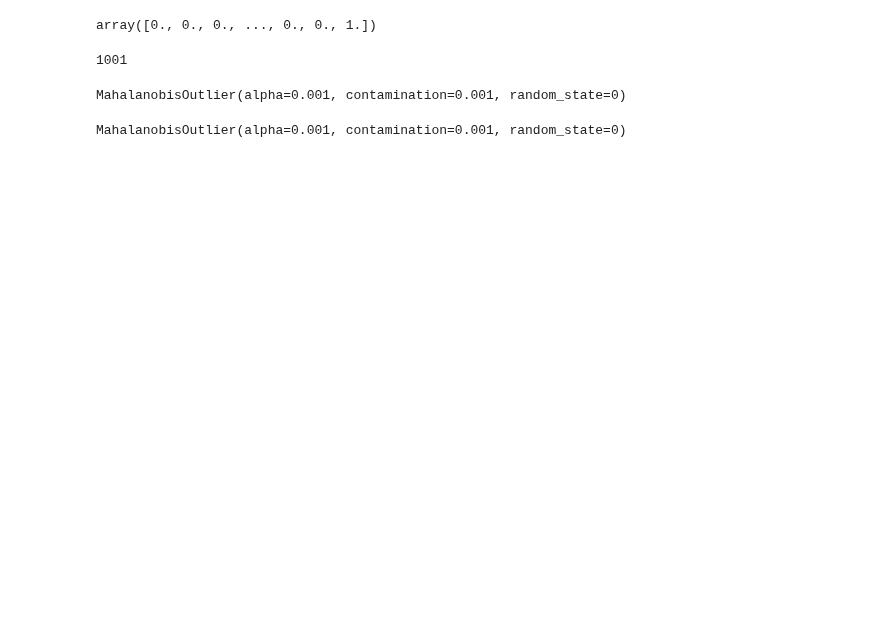
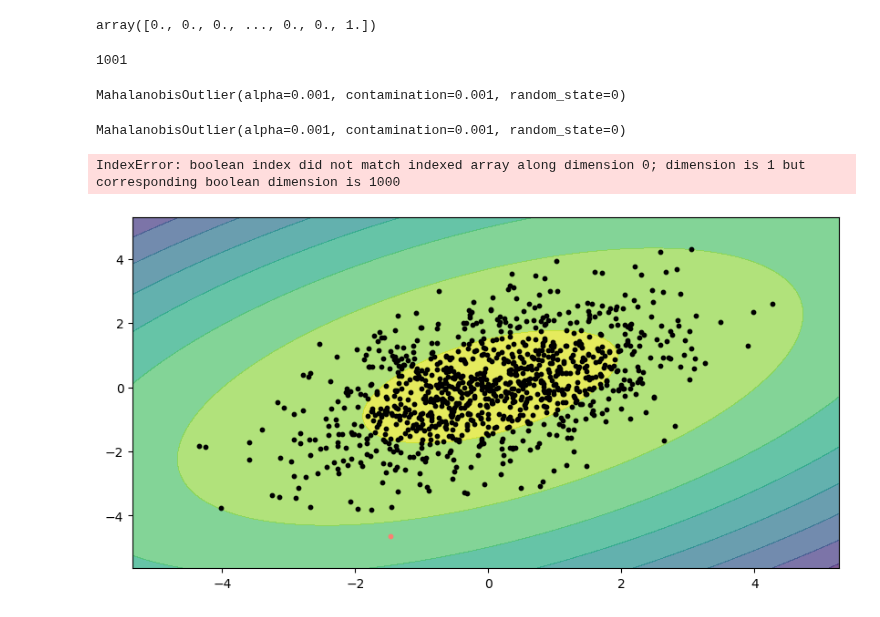
Before and after one commit to pNatTueku/basicPython, a Jupyter notebook: basic_anomaly_detection.ipynb, the cells around one changed output. Cells and saved outputs as stored; diff of their text form; code cells hidden in the pictures; blank space fills up the shorter version.

```diff
--- a/basic_anomaly_detection.ipynb
+++ b/basic_anomaly_detection.ipynb
@@ -61,7 +61,7 @@ class MahalanobisOutlier(EllipticEnvelope):
         if p > 1:
             Tm = ((n - 1) ** 2)/n
             alpha = self.alpha
-            b = beta.ppf(1 - alpha, a = p/2, b = (b - p - 1)/2) # return quantile corresponding to the lower tail probability
+            b = beta.ppf(1 - alpha, a = p/2, b = (n - p - 1)/2) # return quantile corresponding to the lower tail probability
             Tm = Tm * b
             inliers = 2 * (dist <= Tm).astype('int') - 1 # -1v for anomalies/outliers, +1 for inliers
         else: # one dimension use Gubb's test
@@ -79,7 +79,7 @@ class MahalanobisOutlier(EllipticEnvelope):
         if p > 1:
             Tm = ((n - 1) ** 2)/n
             alpha = self.alpha
-            b = beta.ppf(1 - alpha, a = p/2, b = (b - p - 1)/2) # return quantile corresponding to the lower tail probability
+            b = beta.ppf(1 - alpha, a = p/2, b = (n - p - 1)/2) # return quantile corresponding to the lower tail probability
             Tm = Tm * b
         else: # one dimension use Gubb's test
             Tm = (n - 1)/np.sqrt(n)
@@ -204,3 +204,33 @@ MahalanobisOutlier(alpha=0.001, contamination=0.001, random_state=0)
 clf_mahal.fit(dataset1)
 # %% [output]
 MahalanobisOutlier(alpha=0.001, contamination=0.001, random_state=0)
+# %%
+# Decision boundary and anomaly output
+
+dataset = dataset1
+normal_data = normal
+anomaly_data = anomaly
+# %%
+fig, ax = plt.subplots(1, 1, figsize = (10, 5)) # make subplot of size 10x5
+
+disp = DecisionBoundaryDisplay.from_estimator(clf_mahal, # anomaly detector
+                                              dataset, # dataset for drawing decision boundary
+                                              response_method = "decision_function", # plot decision function
+                                              alpha = 0.7, # transparent level
+                                              ax = ax)
+
+pred = clf_mahal.predict(normal_data) # predict
+disp.ax_.scatter(normal_data[pred == 1, 0], normal_data[pred == 1, 1], s = 10, color = 'black', label = "True Normal")
+disp.ax_.scatter(normal_data[pred == -1, 0], normal_data[pred == -1, 1], s = 10, color = 'salmon', label = "False Anomaly")
+
+preda = clf_mahal.predict(anomaly_data) # predict
+disp.ax_.scatter(anomaly_data[pred == -1, 0], anomaly_data[pred == -1, 1], s = 10, color = 'red', label = "True Anomaly")
+disp.ax_.scatter(anomaly_data[pred == 1, 0], anomaly_data[pred == 1, 1], s = 10, color = 'blue', label = "False Normal")
+
+disp.ax_.set_title(r"Decision Boundary of Mahalanobis Distance ($\alpha=$ {})").format(alpha)
+plt.axis("Square")
+plt.colorbar(disp.ax_.collectons[1])
+plt.legend()
+# %% [output]
+IndexError: boolean index did not match indexed array along dimension 0; dimension is 1 but corresponding boolean dimension is 1000
+[figure, added]
```
Also changed, not shown: parts of 4 cells of this notebook.
